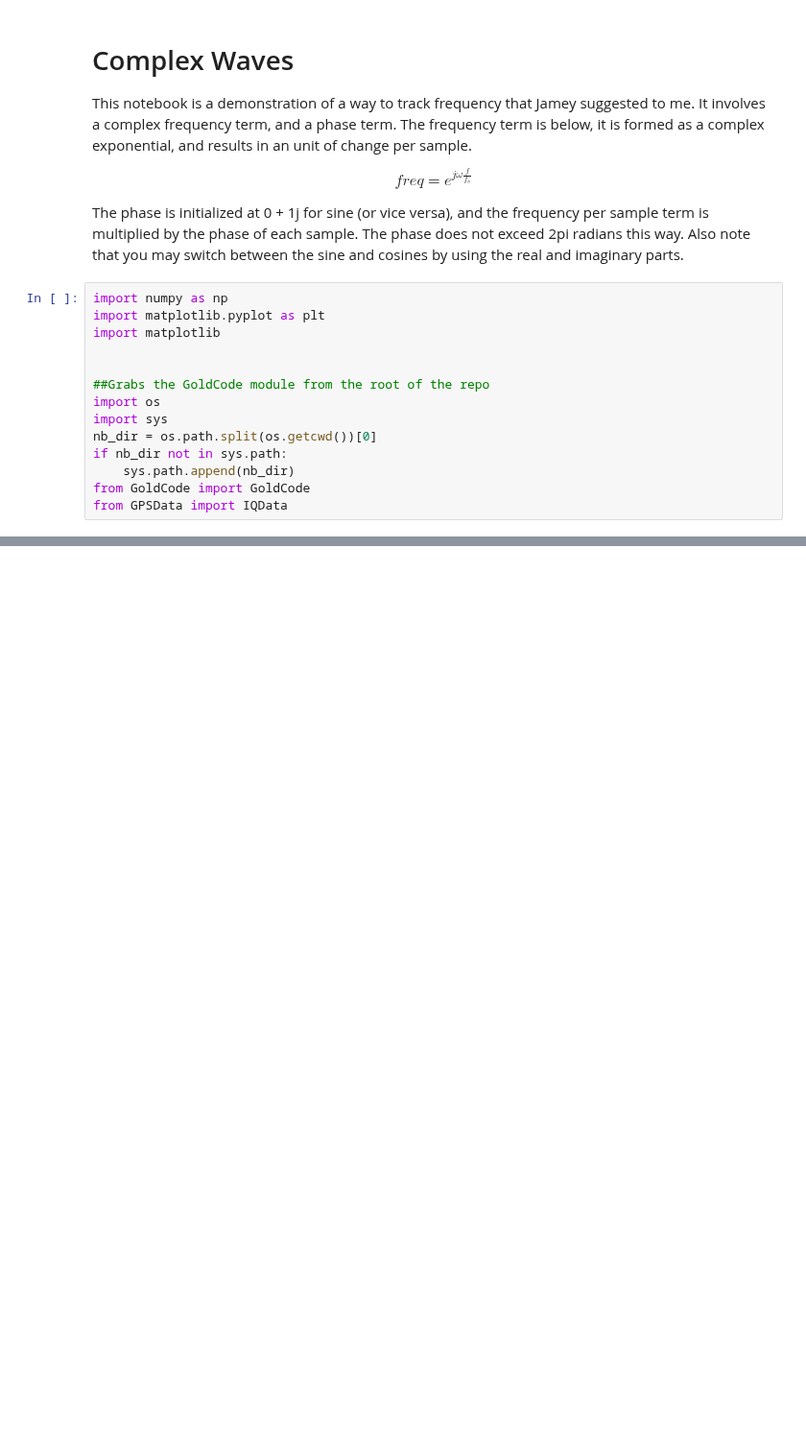
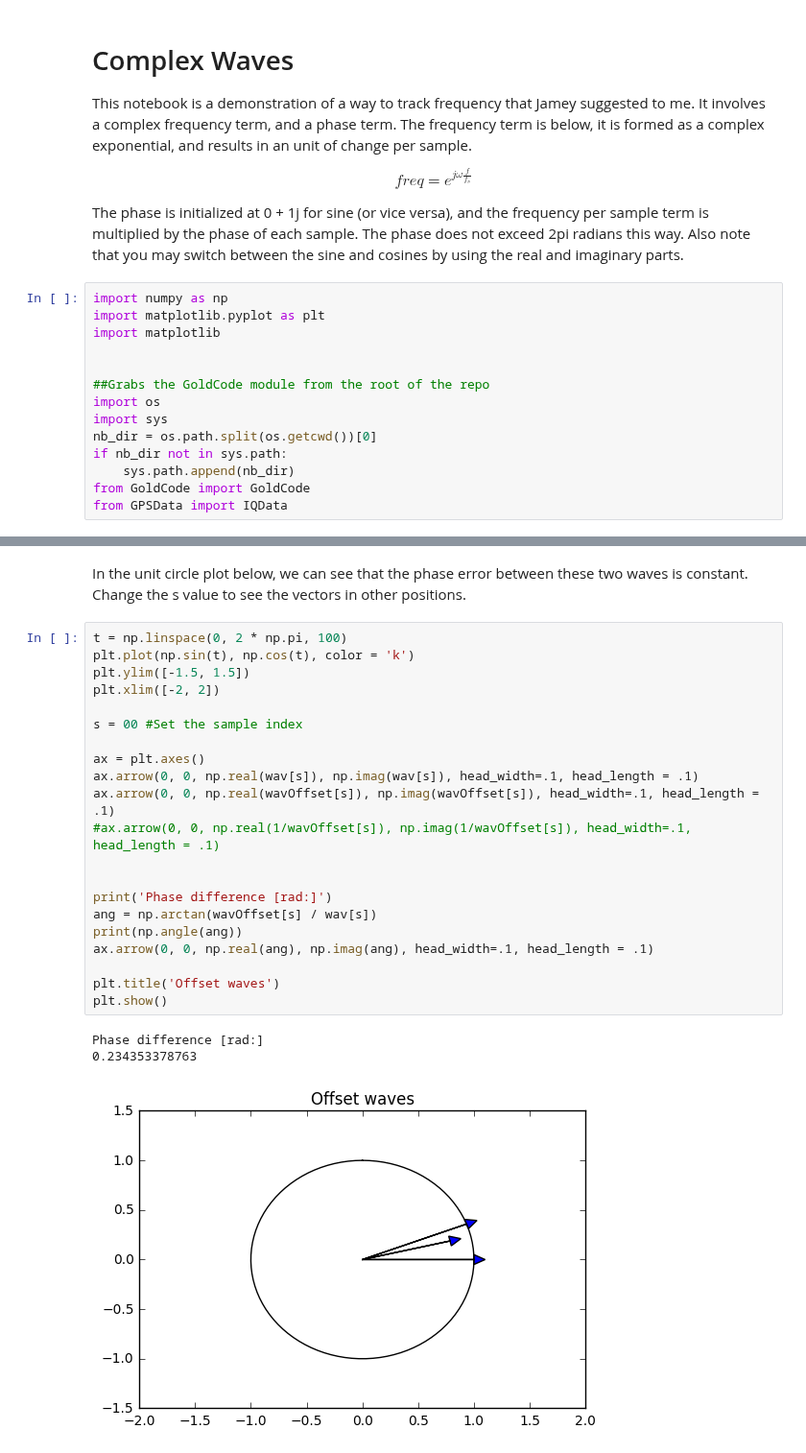
Before and after one commit to psas/gps, a Jupyter notebook: notebooks/Complex_Wave.ipynb, the cells around one changed output, grey strips where cells are left out. Shown at 96% size. Saved outputs shown, nothing was run; the diff lists cells and outputs as text; blank space fills up the shorter version.

```diff
--- a/notebooks/Complex_Wave.ipynb
+++ b/notebooks/Complex_Wave.ipynb
@@ -48,0 +89,27 @@ So now we are travelling around the unit circle, and we can use arctan to give u
+# %% [markdown]
+In the unit circle plot below, we can see that the phase error between these two waves is constant. Change the s value to see the vectors in other positions.
+# %%
+t = np.linspace(0, 2 * np.pi, 100)
+plt.plot(np.sin(t), np.cos(t), color = 'k')
+plt.ylim([-1.5, 1.5])
+plt.xlim([-2, 2])
+
+s = 00 #Set the sample index
+
+ax = plt.axes()
+ax.arrow(0, 0, np.real(wav[s]), np.imag(wav[s]), head_width=.1, head_length = .1)
+ax.arrow(0, 0, np.real(wavOffset[s]), np.imag(wavOffset[s]), head_width=.1, head_length = .1)
+#ax.arrow(0, 0, np.real(1/wavOffset[s]), np.imag(1/wavOffset[s]), head_width=.1, head_length = .1)
+
+
+print('Phase difference [rad:]')
+ang = np.arctan(wavOffset[s] / wav[s])
+print(np.angle(ang))
+ax.arrow(0, 0, np.real(ang), np.imag(ang), head_width=.1, head_length = .1)
+
+plt.title('Offset waves')
+plt.show()
+# %% [output]
+Phase difference [rad:]
+0.234353378763
+[figure, added]
```
Also changed, not shown: parts of 7 cells of this notebook.
